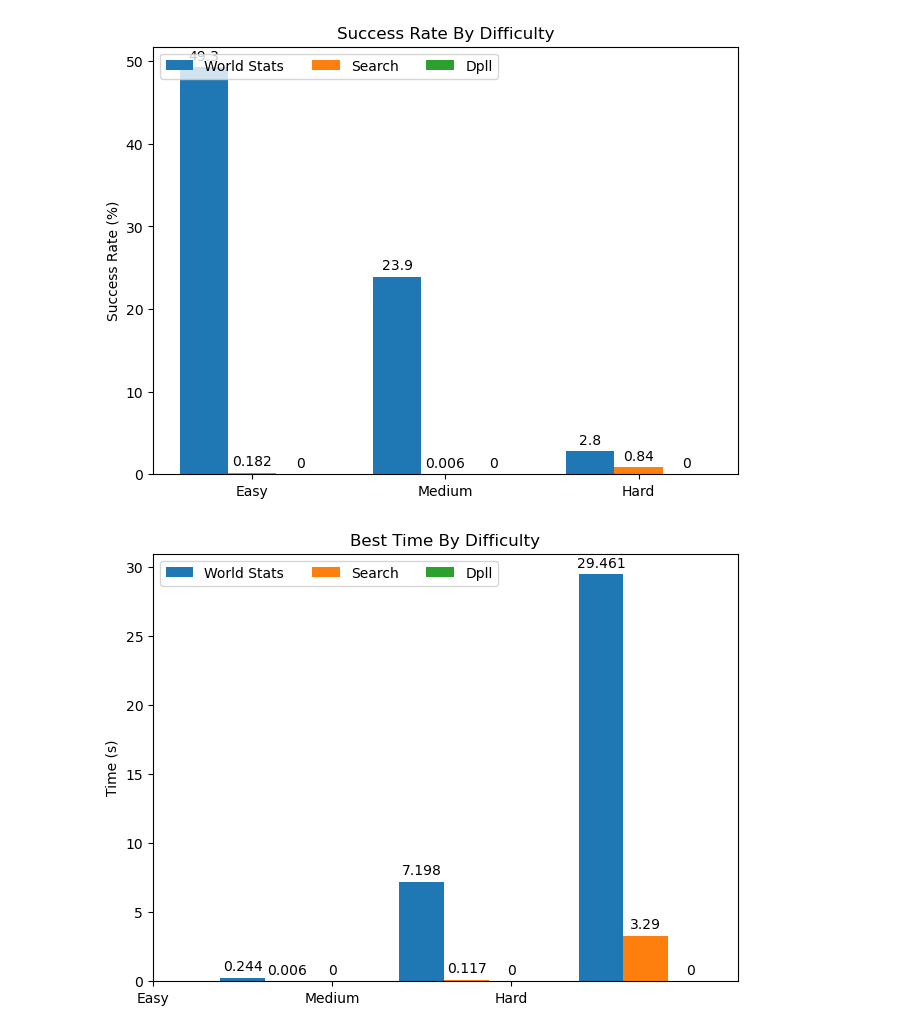
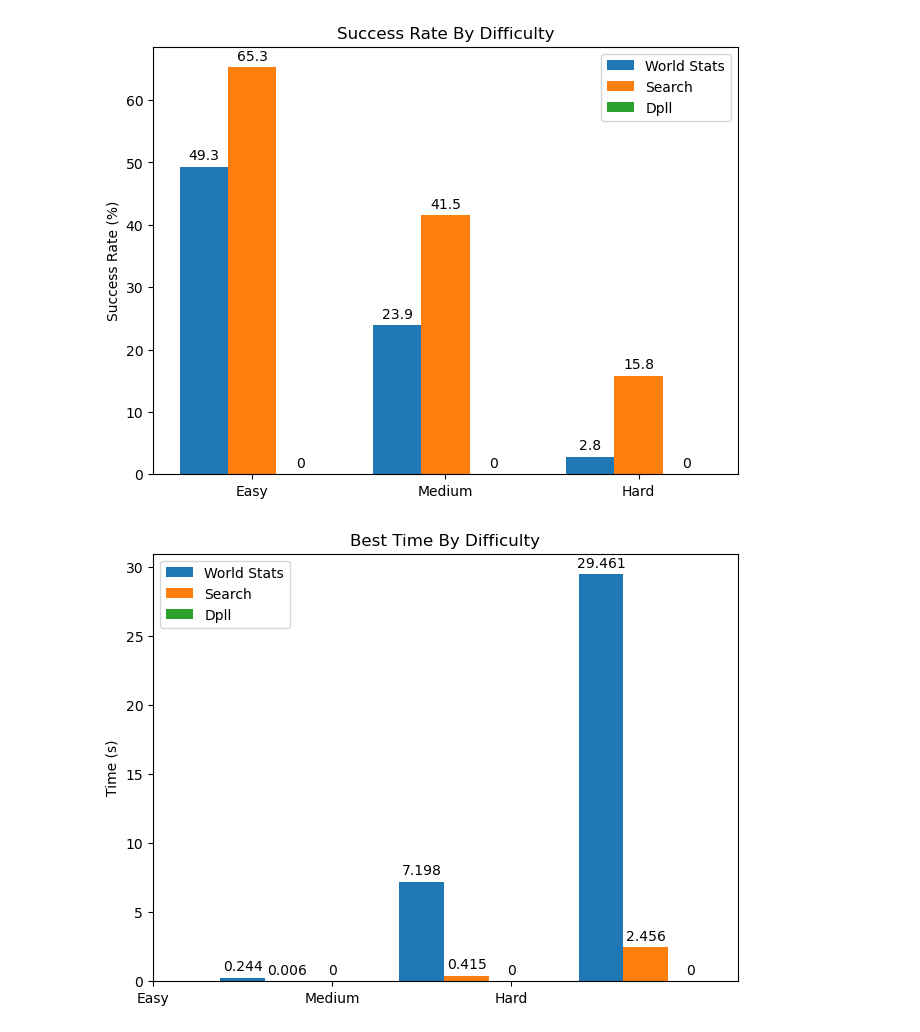
Before and after one commit to OdedVaalany/ITA, a Jupyter notebook: statistics/generator.ipynb, the cells around one changed output. Saved outputs shown, nothing was run; the diff lists cells and outputs as text; code cells hidden in the pictures.

```diff
--- a/statistics/generator.ipynb
+++ b/statistics/generator.ipynb
@@ -60,12 +59,12 @@ import numpy as np
 difficulties = ("Easy", "Medium", "Hard")
 data = [{
     'World Stats': (49.3,23.9,2.8),
-    'Search': (0.182, 0.006, 0.840),
+    'Search': (65.3, 41.5, 15.8),
     'Dpll': (0,0,0),
 },
 {
     'World Stats': (0.244,7.198,29.461),
-    'Search': (0.006, 0.117, 3.29),
+    'Search': (0.006, 0.415, 2.456),
     'Dpll': (0,0,0),
 },
 {
@@ -76,33 +75,33 @@ data = [{
 titles = [
     "Success Rate By Difficulty",
     "Best Time By Difficulty",
     "Best Steps By Difficulty",
 ]
 y_labels = [
     "Success Rate (%)",
     "Time (s)",
     "Steps",
 ]
 
 x = np.arange(len(difficulties))  # the label locations
 width = 0.25  # the width of the bars
 multiplier = 0
 for title,y_label,data in zip(titles,y_labels,data):
     fig, ax = plt.subplots(layout='constrained')
 
     for attribute, measurement in data.items():
         offset = width * multiplier
         rects = ax.bar(x + offset, measurement, width, label=attribute)
         ax.bar_label(rects, padding=3)
         multiplier += 1
 
     # Add some text for labels, title and custom x-axis tick labels, etc.
     ax.set_ylabel(y_label)
     ax.set_title(title)
     ax.set_xticks(x + width, difficulties)
-    ax.legend(loc='upper left', ncols=3)
+    ax.legend()
 
     plt.show()
 # %% [output]
-[figure, old version]
+[figure, new version]
-[figure, old version]
+[figure, new version]
```
Also changed, not shown: parts of 3 cells of this notebook.
